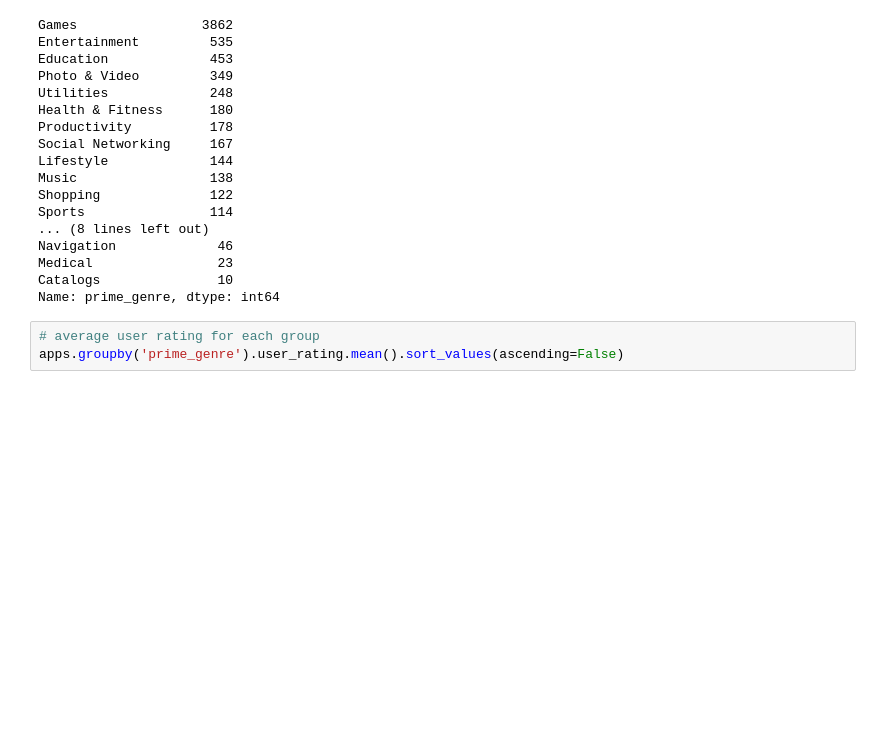
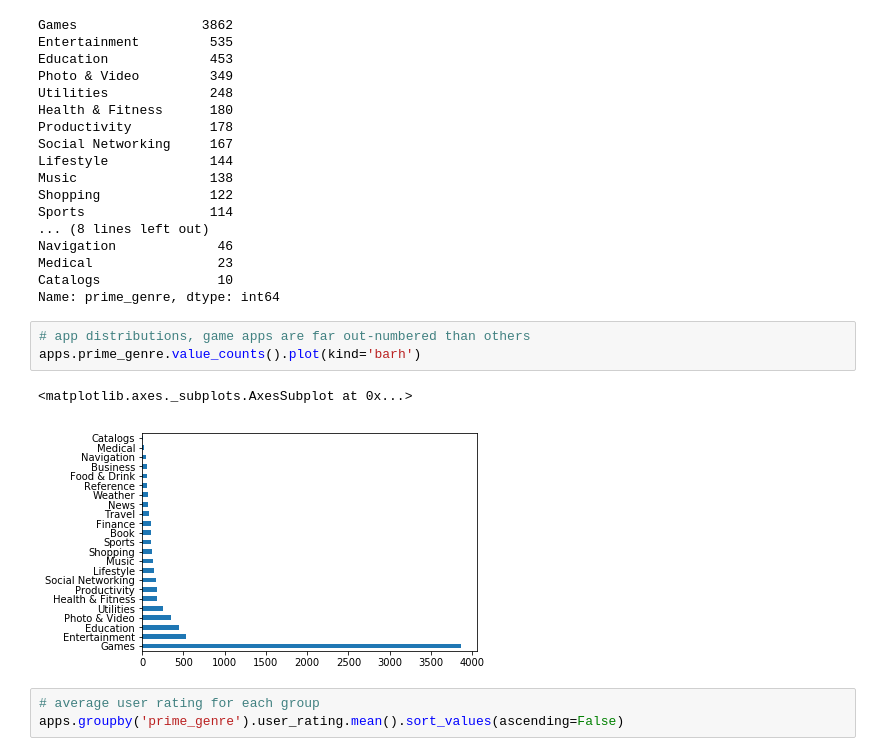
Before and after one commit to nanli-7/app-store-apple-data, a Jupyter notebook: apple-store-apps.ipynb, the cells around one changed output. Cells and saved outputs as stored; diff of their text form; blank space fills up the shorter version.

```diff
--- a/apple-store-apps.ipynb
+++ b/apple-store-apps.ipynb
@@ -79,6 +84,12 @@ Navigation             46
 Medical                23
 Catalogs               10
 Name: prime_genre, dtype: int64
+# %%
+# app distributions, game apps are far out-numbered than others
+apps.prime_genre.value_counts().plot(kind='barh')
+# %% [output]
+<matplotlib.axes._subplots.AxesSubplot at 0x...>
+[figure, added]
 # %%
 # average user rating for each group
 apps.groupby('prime_genre').user_rating.mean().sort_values(ascending=False)
```
Also changed, not shown: parts of 12 cells of this notebook.
